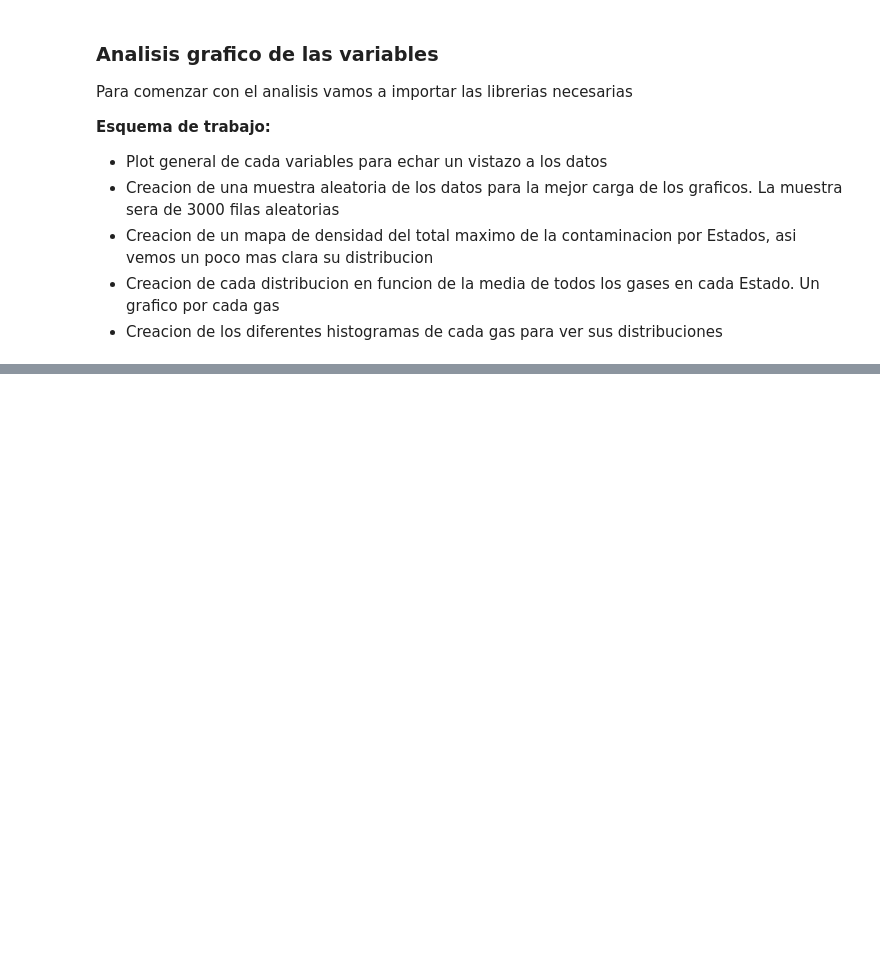
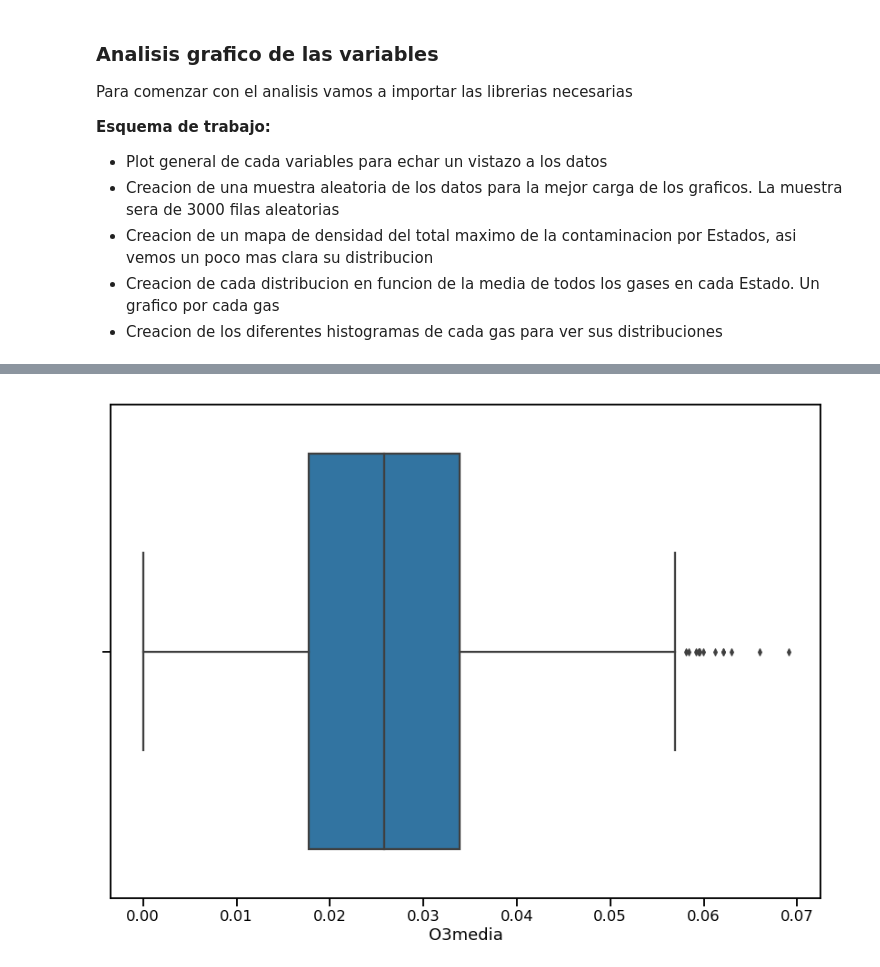
Before and after one commit to PaulaModet/Data_Visualization_EAE_Python, a Jupyter notebook: Pollution.ipynb, the cells around one changed output, grey strips where cells are left out. Saved outputs shown, nothing was run; the diff lists cells and outputs as text; code cells hidden in the pictures; blank space fills up the shorter version.

```diff
--- a/Pollution.ipynb
+++ b/Pollution.ipynb
@@ -186,3 +340,7 @@ distO3 = sns.distplot(dat.O3media)
+# %%
+distO3 = sns.boxplot(dat.O3media)
+# %% [output]
+[figure, added]
 # %%
 # Distribucion de SO2media
 distSO2 = sns.distplot(dat.SO2media)
```
Also changed, not shown: parts of 35 cells of this notebook.
